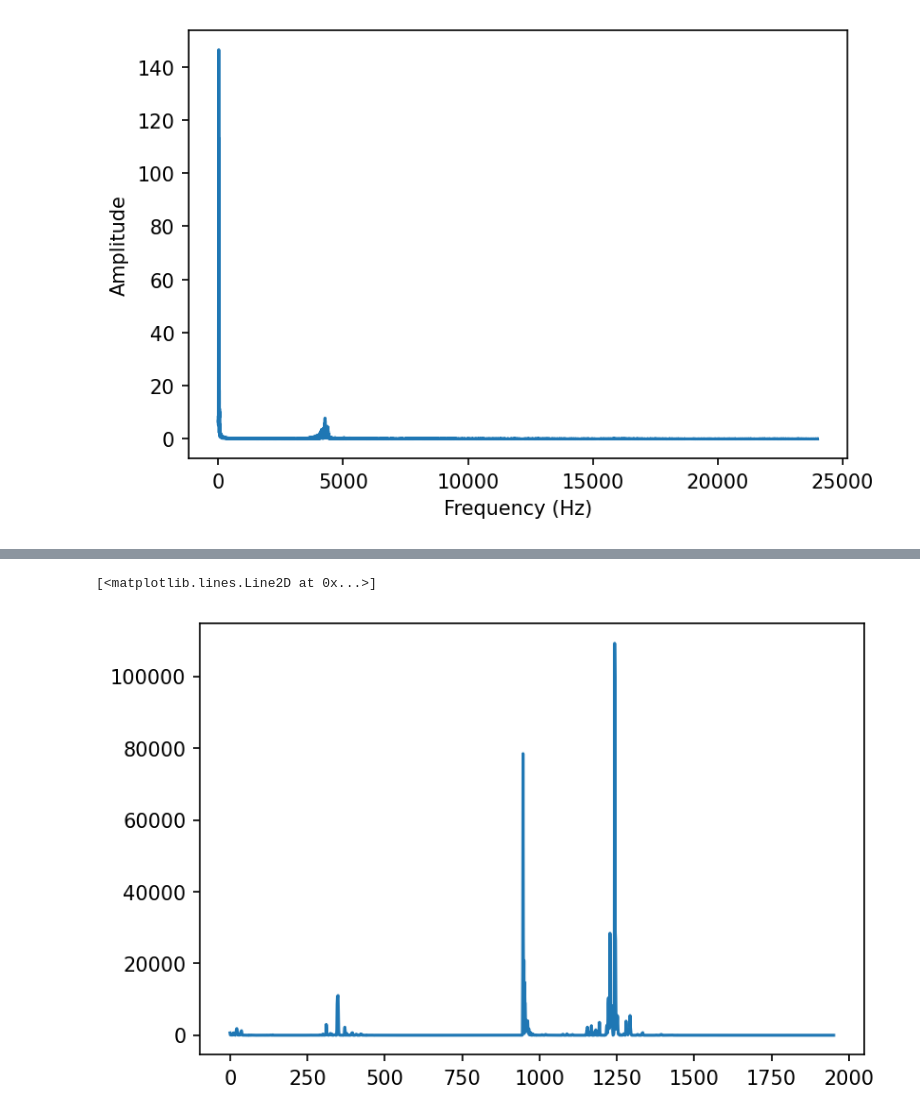
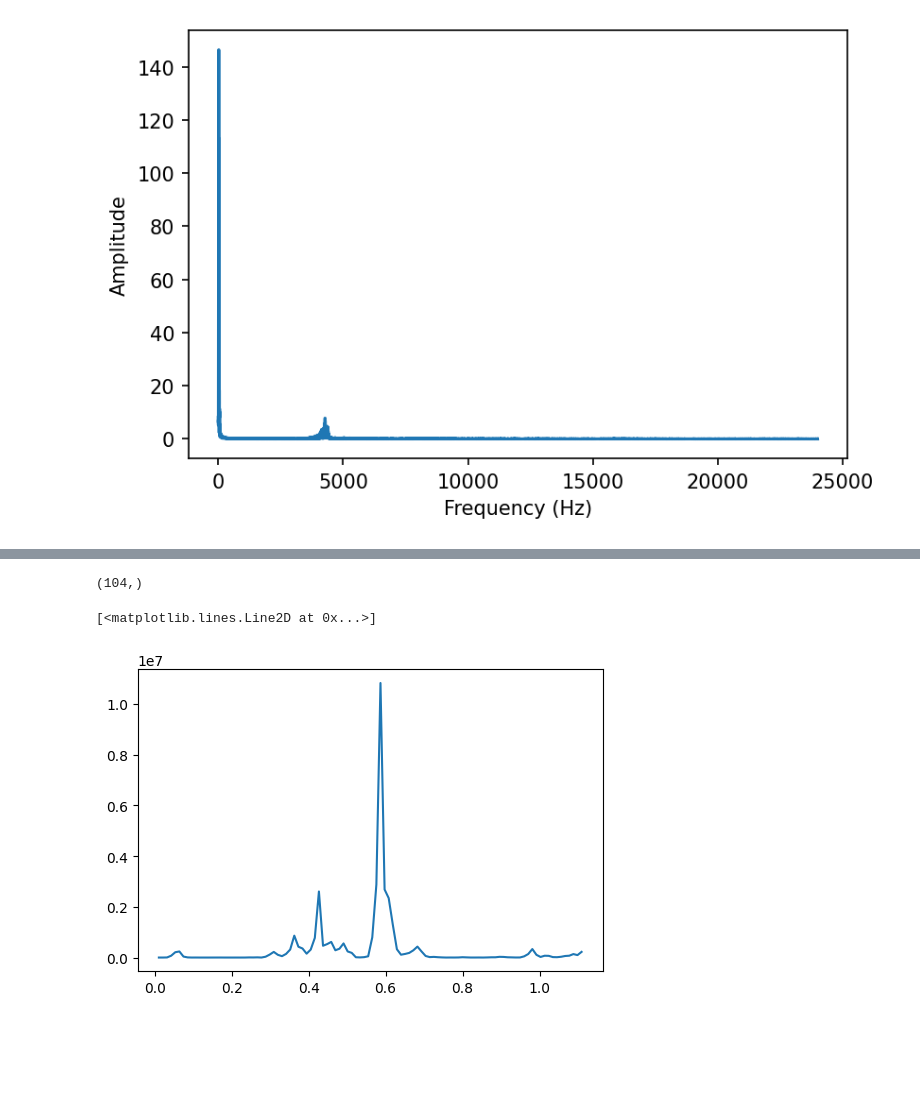
Before and after one commit to aaalgo/animal_nlp, a Jupyter notebook: fft_and_spectrogram.ipynb, the cells around one changed output, grey strips where cells are left out. Saved outputs shown, nothing was run; the diff lists cells and outputs as text; code cells hidden in the pictures; blank space fills up the shorter version.

```diff
--- a/fft_and_spectrogram.ipynb
+++ b/fft_and_spectrogram.ipynb
@@ -67 +82,9 @@ plt.pcolormesh(t, f, 10 * np.log10(Sxx), cmap='inferno')
+# %%
+total = np.sum(Sxx, axis=0)
+print(total.shape)
+plt.plot(t, total)
+# %% [output]
+(104,)
+[<matplotlib.lines.Line2D at 0x...>]
+[figure, added]
 # %%
@@ -69,6 +92 @@ total = np.sum(Sxx, axis=0)
-# %%
-plt.plot(total)
-# %% [output]
-[<matplotlib.lines.Line2D at 0x...>]
-[figure, removed]
 # %%
```
Also changed, not shown: parts of 16 cells of this notebook, 3 other files.
